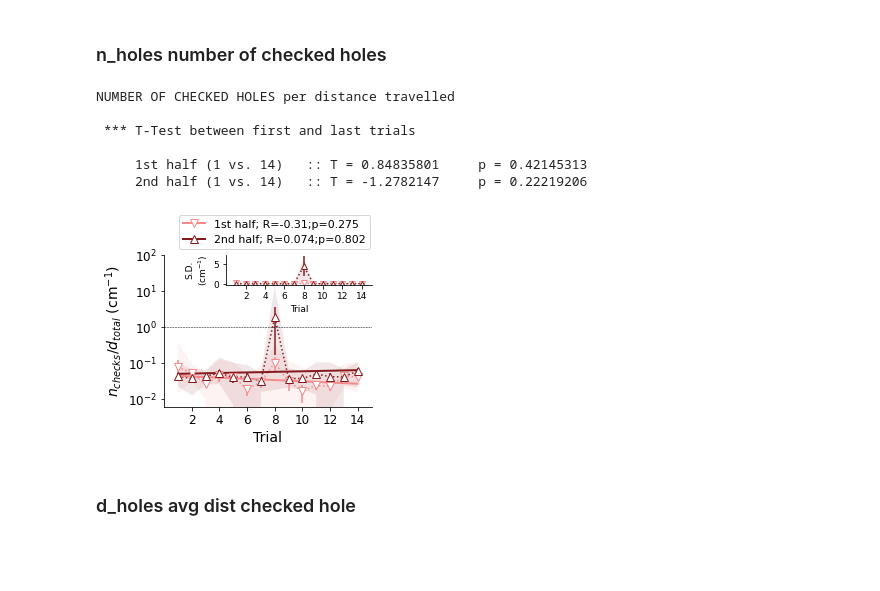
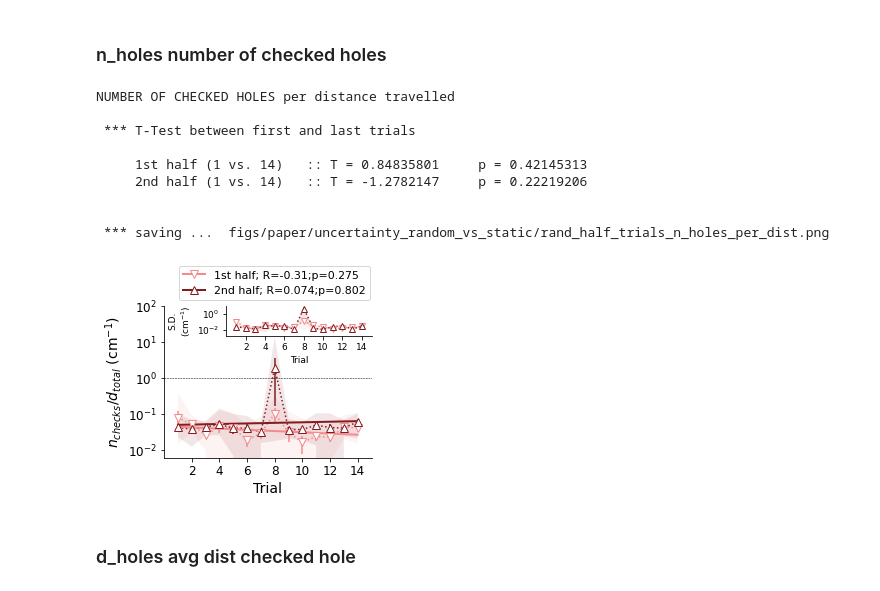
Before and after one commit to neuro-physics/mouse-cogmap, a Jupyter notebook: fig_paper_Random_Static_uncertainty_param_stats.ipynb, the cells around one changed output. Cells and saved outputs as stored; diff of their text form; code cells hidden in the pictures; blank space fills up the shorter version.

```diff
--- a/fig_paper_Random_Static_uncertainty_param_stats.ipynb
+++ b/fig_paper_Random_Static_uncertainty_param_stats.ipynb
@@ -630,35 +880,41 @@ ax.tick_params(axis='both',which='minor',length=0)
 ax=axh[1]
 p0 = axh[0].get_position()
 frac_w = 0.7
 frac_h = 0.8
 ax.set_position([ p0.x0+(1-frac_w)*p0.width,p0.y0+frac_h*p0.height,p0.width*frac_w,p0.height*(1-frac_h) ])
 pltt.plot_errorfill(numpy.arange(n_trials)+1,n_holes_mmean_sd_err_h1[:n_trials,1],[n_holes_mstd_sd_minmax_h1[:n_trials,1],n_holes_mstd_sd_minmax_h1[:n_trials,2]],fmt=':',color=color_ft_h1,ax=ax,markersize=4,absolute_err=True,alpha_fill=0.1)
 pltt.plot_errorfill(numpy.arange(n_trials)+1,n_holes_mmean_sd_err_h2[:n_trials,1],[n_holes_mstd_sd_minmax_h2[:n_trials,1],n_holes_mstd_sd_minmax_h2[:n_trials,2]],fmt=':',color=color_ft_h2,ax=ax,markersize=3,absolute_err=True,alpha_fill=0.1)
 ax.errorbar(numpy.arange(n_trials)+1,n_holes_mmean_sd_err_h1[:n_trials,1],n_holes_mstd_sd_minmax_h1[:n_trials,-1],fmt='v',label='1st half',color=color_ft_h1,markersize=6,markerfacecolor='w')
 ax.errorbar(numpy.arange(n_trials)+1,n_holes_mmean_sd_err_h2[:n_trials,1],n_holes_mstd_sd_minmax_h2[:n_trials,-1],fmt='^',label='2nd half',color=color_ft_h2,markersize=6,markerfacecolor='w')
 #ax.plot(numpy.arange(n_trials)+1,linreg_func(numpy.arange(n_trials)+1,n_holes_Z_linreg_trial_h1),'-',color=color_h1,linewidth=2,  label='1st half; R={0:.2g};p={1:.3g}'.format(n_holes_Z_linreg_trial_h1.rvalue,n_holes_Z_linreg_trial_h1.pvalue))
 #ax.plot(numpy.arange(n_trials)+1,linreg_func(numpy.arange(n_trials)+1,n_holes_Z_linreg_trial_h2),'-',color=color_h2,  linewidth=2,label='2nd half; R={0:.2g};p={1:.3g}'.format(n_holes_Z_linreg_trial_h2.rvalue,n_holes_Z_linreg_trial_h2.pvalue))
 ax.set_xticks(numpy.arange(n_trials+1)[2::2])
 ax.set_xlim(0,n_trials+1)
+#ax.set_ylim(0,0.01)
+ax.set_yscale('log')
+ax.set_yticks([1e-2,1e0])
 ax.set_xlabel('Trial',           fontsize=9)
 ax.set_ylabel('S.D.\n(cm$^{-1}$)',fontsize=9)
 ax.tick_params(axis='both',which='major',labelsize=9)
 
 pltt.set_box_axis(axh,False)
 
 if save_output_figures:
-    plt.savefig(  f'{output_dir}/rand_half_trials_n_holes_per_dist.png',format='png',dpi=300,facecolor=(1,1,1,1),bbox_inches='tight')
+    pltt.savefig(  f'{output_dir}/rand_half_trials_n_holes_per_dist.png',format='png',dpi=400,facecolor=(1,1,1,1),bbox_inches='tight')
     numpy.savetxt(f'{output_dir}/rand_half_trials_n_holes_per_dist_ttest.txt',numpy.array([[]]),header=ttest_result)
 
 plt.show()
 # %% [output]
 NUMBER OF CHECKED HOLES per distance travelled
 
  *** T-Test between first and last trials
 
      1st half (1 vs. 14)   :: T = 0.84835801     p = 0.42145313
      2nd half (1 vs. 14)   :: T = -1.2782147     p = 0.22219206
+
+
+ *** saving ...  figs/paper/uncertainty_random_vs_static/rand_half_trials_n_holes_per_dist.png
-[figure, old version]
+[figure, new version]
 # %% [markdown]
 ### d_holes avg dist checked hole
 # %%
```
Also changed, not shown: parts of 34 cells of this notebook, 8 other files.
